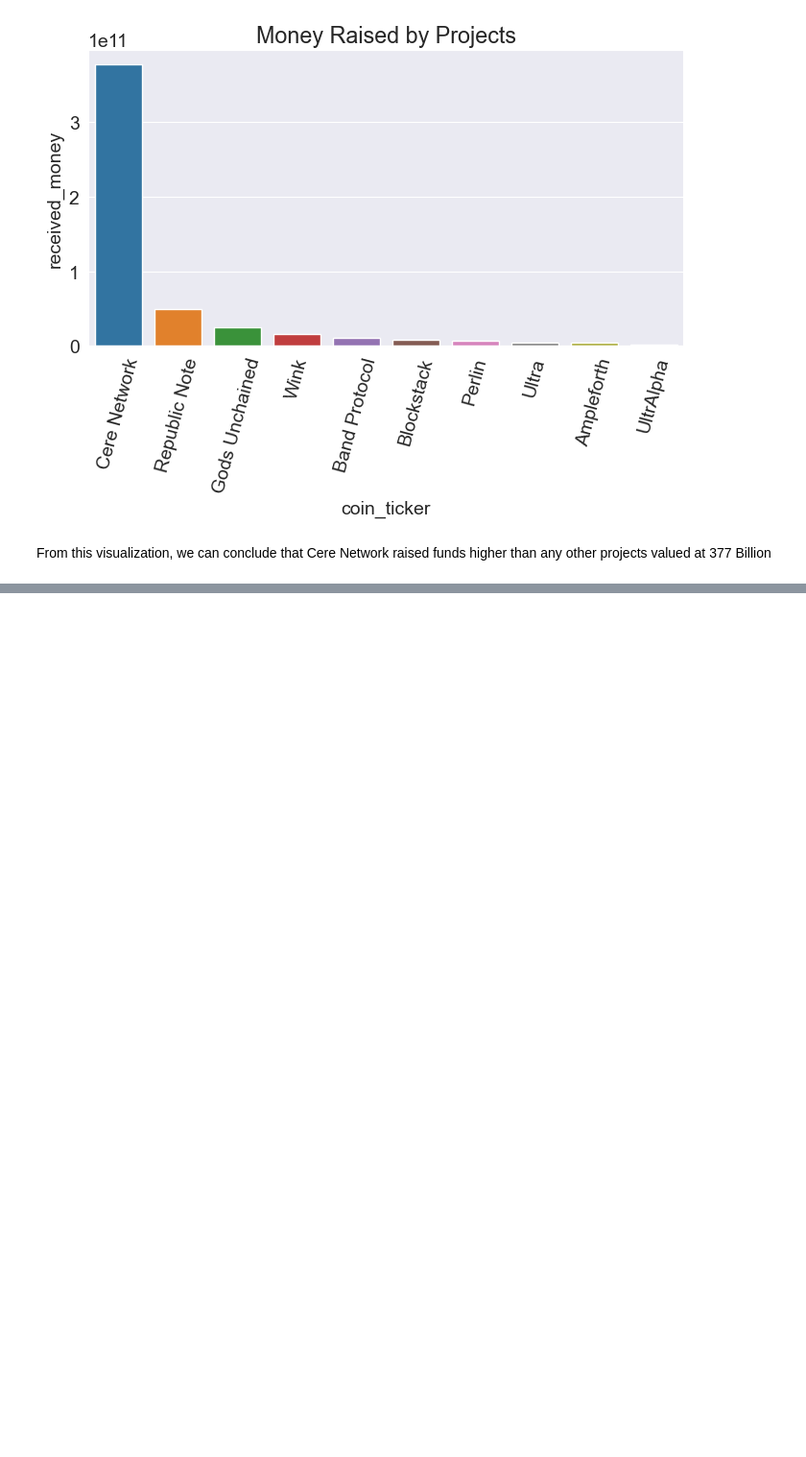
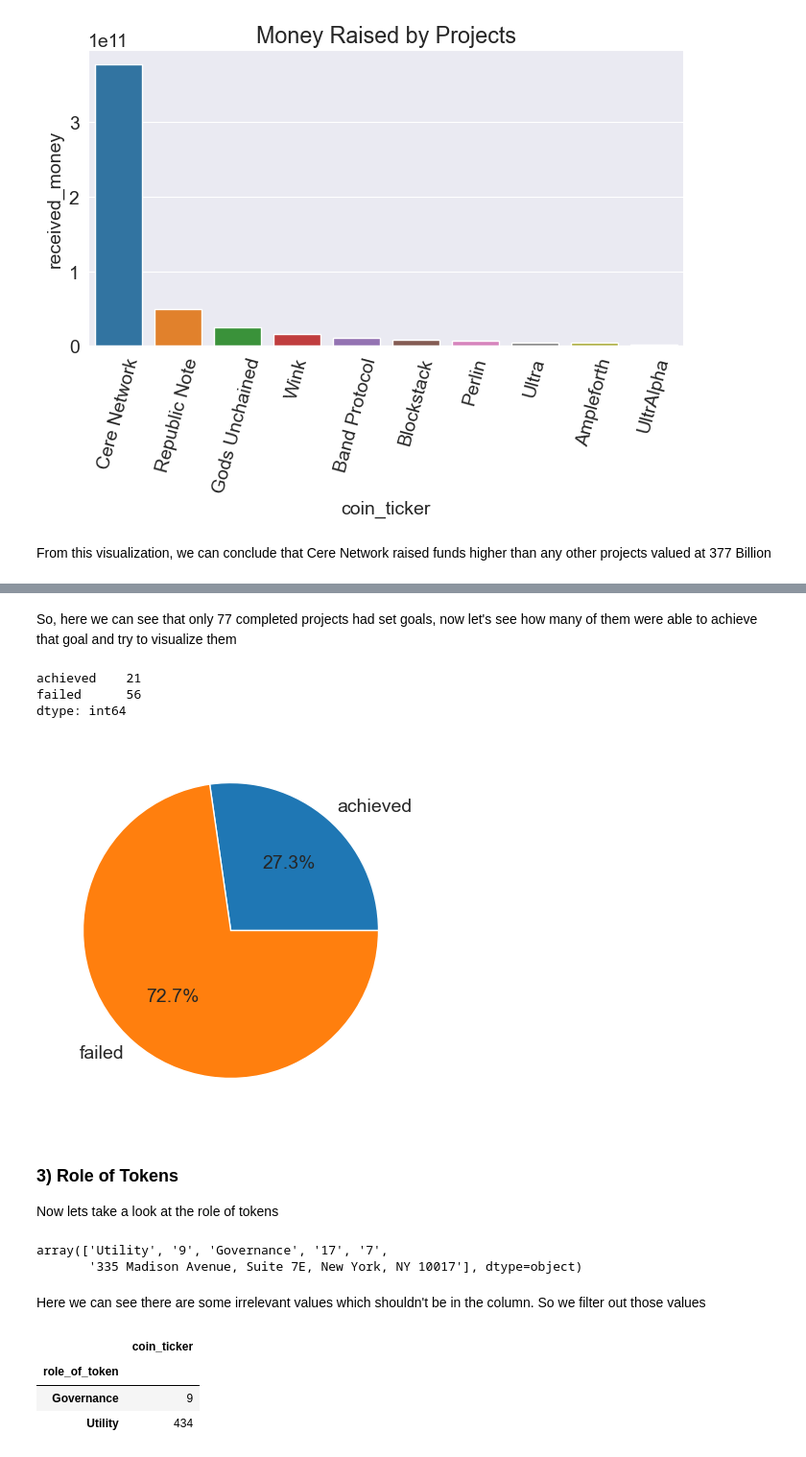
Before and after one commit to MaksudMalik/Analysis-of-ICO-of-Cryptocurrencies, a Jupyter notebook: Analysis.ipynb, the cells around one changed output, grey strips where cells are left out. Shown: that part at 96% size. Cells and saved outputs as stored; diff of their text form; code cells hidden in the pictures; blank space fills up the shorter version.

```diff
--- a/Analysis.ipynb
+++ b/Analysis.ipynb
@@ -125,0 +129,3 @@ From this visualization, we can conclude that Cere Network raised funds higher t
+# %%
+projects_with_goals=ico_groupby_project[ico_groupby_project.fundraising_goal>0]
+projects_with_goals
@@ -125,0 +147,37 @@ From this visualization, we can conclude that Cere Network raised funds higher t
+# %% [markdown]
+So, here we can see that only 77 completed projects had set goals, now let's see how many of them were able to achieve that goal and try to visualize them
+# %%
+projects_goals={
+    'achieved':len(projects_with_goals[projects_with_goals.fundraising_goal>=projects_with_goals.received_money]),
+    'failed':len(projects_with_goals[projects_with_goals.fundraising_goal<projects_with_goals.received_money])
+}
+projects_goals_series=pd.Series(projects_goals)
+projects_goals_series
+# %% [output]
+achieved    21
+failed      56
+dtype: int64
+# %%
+plt.pie(projects_goals_series, labels=projects_goals_series.index, autopct='%1.1f%%');
+# %% [output]
+[figure, added]
+# %% [markdown]
+### 3) Role of Tokens
+Now lets take a look at the role of tokens
+# %%
+ico_token_roles=ico_data.groupby(ico_data.coin_ticker)[['role_of_token']].first().reset_index()
+ico_token_roles.role_of_token.unique()
+# %% [output]
+array(['Utility', '9', 'Governance', '17', '7',
+       '335 Madison Avenue, Suite 7E, New York, NY 10017'], dtype=object)
+# %% [markdown]
+Here we can see there are some irrelevant values which shouldn't be in the column. So we filter out those values
+# %%
+ico_token_roles.drop(ico_token_roles[~ico_token_roles.role_of_token.isin(['Utility', 'Governance'])].index, inplace=True)
+role_count=ico_token_roles.groupby('role_of_token').count()
+role_count
+# %% [output]
+|  | coin_ticker |
+| role_of_token |  |
+| Governance | 9 |
+| Utility | 434 |
```
Also changed, not shown: parts of 19 cells of this notebook.
